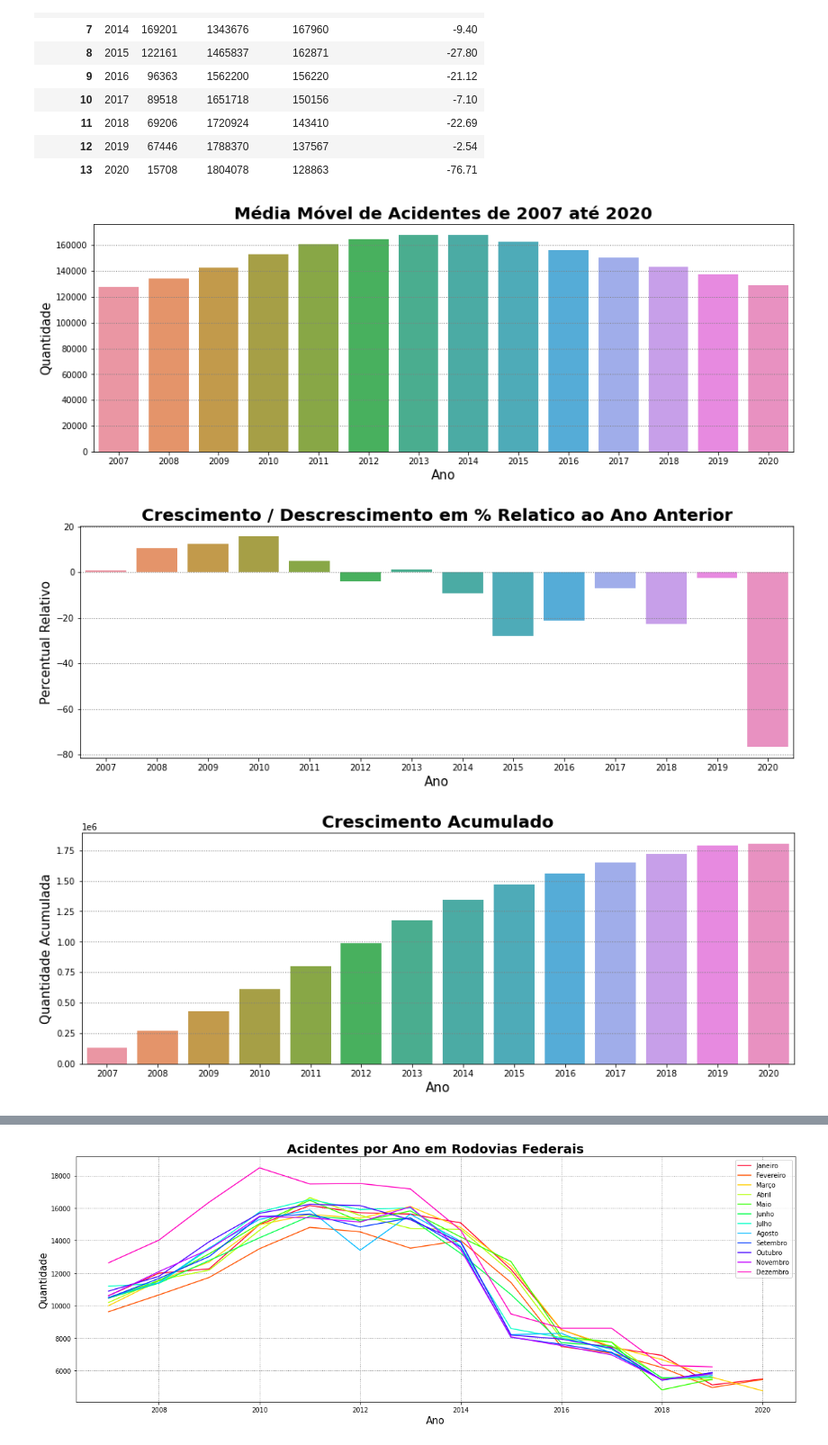
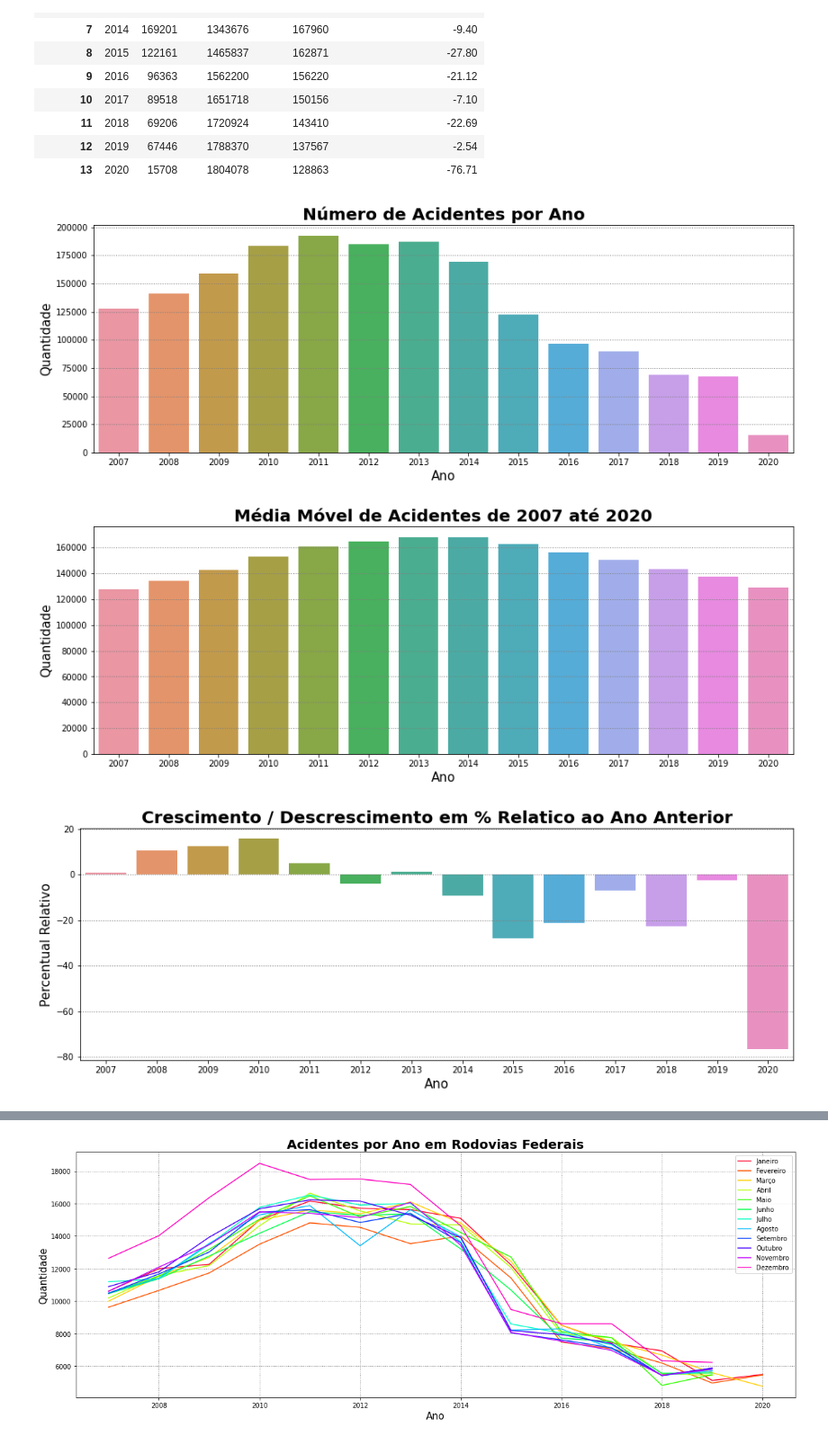
Before and after one commit to FelipeGBarreto/Projects, a Jupyter notebook: Acidentes_Rodovias_Federais.ipynb, the cells around one changed output, grey strips where cells are left out. Shown at 90% size. Saved outputs shown, nothing was run; the diff lists cells and outputs as text; code cells hidden in the pictures.

```diff
--- a/Acidentes_Rodovias_Federais.ipynb
+++ b/Acidentes_Rodovias_Federais.ipynb
@@ -168,27 +168,34 @@ acidentes
 | 12 | 2019 | 67446 | 1788370 | 137567 | -2.54 |
 | 13 | 2020 | 15708 | 1804078 | 128863 | -76.71 |
 # %%
+plt.figure(figsize=(15,5))
+plt.grid(color='gray', linestyle=':', linewidth=1)
+plt.title('Número de Acidentes por Ano',fontweight='bold', fontsize=20)
+ax = sns.barplot(data=acidentes, x="Ano", y="Qtd")
+ax.set_ylabel("Quantidade", fontsize=15)
+ax.set_xlabel("Ano", fontsize=15);
+
 plt.figure(figsize=(15,5))
 plt.grid(color='gray', linestyle=':', linewidth=1)
 plt.title('Média Móvel de Acidentes de 2007 até 2020',fontweight='bold', fontsize=20)
 ax = sns.barplot(data=acidentes, x="Ano", y="Media_Movel")
 ax.set_ylabel("Quantidade", fontsize=15)
 ax.set_xlabel("Ano", fontsize=15);
 
 plt.figure(figsize=(15,5))
 plt.grid(color='gray', linestyle=':', linewidth=1)
 plt.title('Crescimento / Descrescimento em % Relatico ao Ano Anterior',fontweight='bold', fontsize=20)
 ax = sns.barplot(data=acidentes, x="Ano", y="Relativo_ano_anterior_(%)")
 ax.set_ylabel("Percentual Relativo", fontsize=15)
 ax.set_xlabel("Ano", fontsize=15);
 
 plt.figure(figsize=(15,5))
 plt.grid(color='gray', linestyle=':', linewidth=1)
 plt.title('Crescimento Acumulado',fontweight='bold', fontsize=20)
 ax = sns.barplot(data=acidentes, x="Ano", y="Acumulado")
 ax.set_ylabel("Quantidade Acumulada", fontsize=15)
 ax.set_xlabel("Ano", fontsize=15);
 # %% [output]
-[figure, old version]
+[figure, new version]
-[figure, old version]
+[figure, new version]
-[figure, old version]
+[figure, new version]
```
Also changed, not shown: parts of 3 cells of this notebook.
